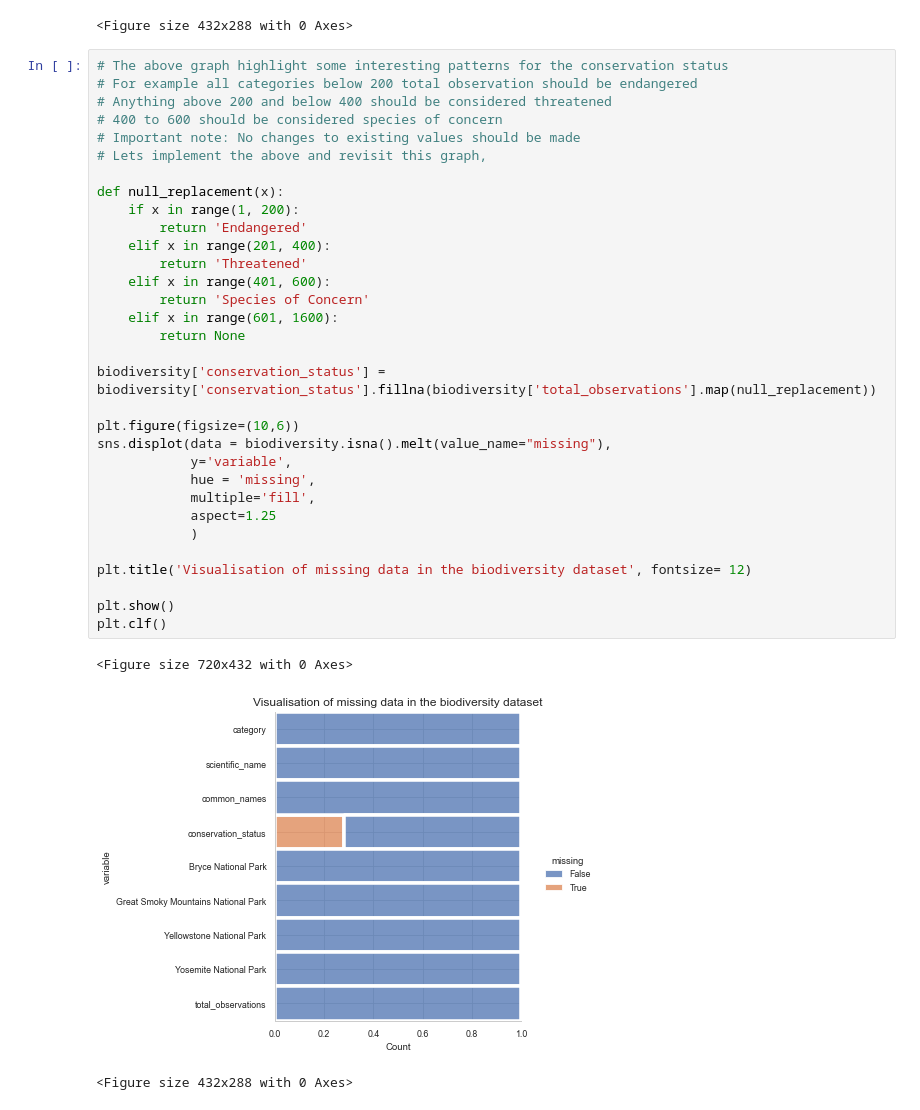
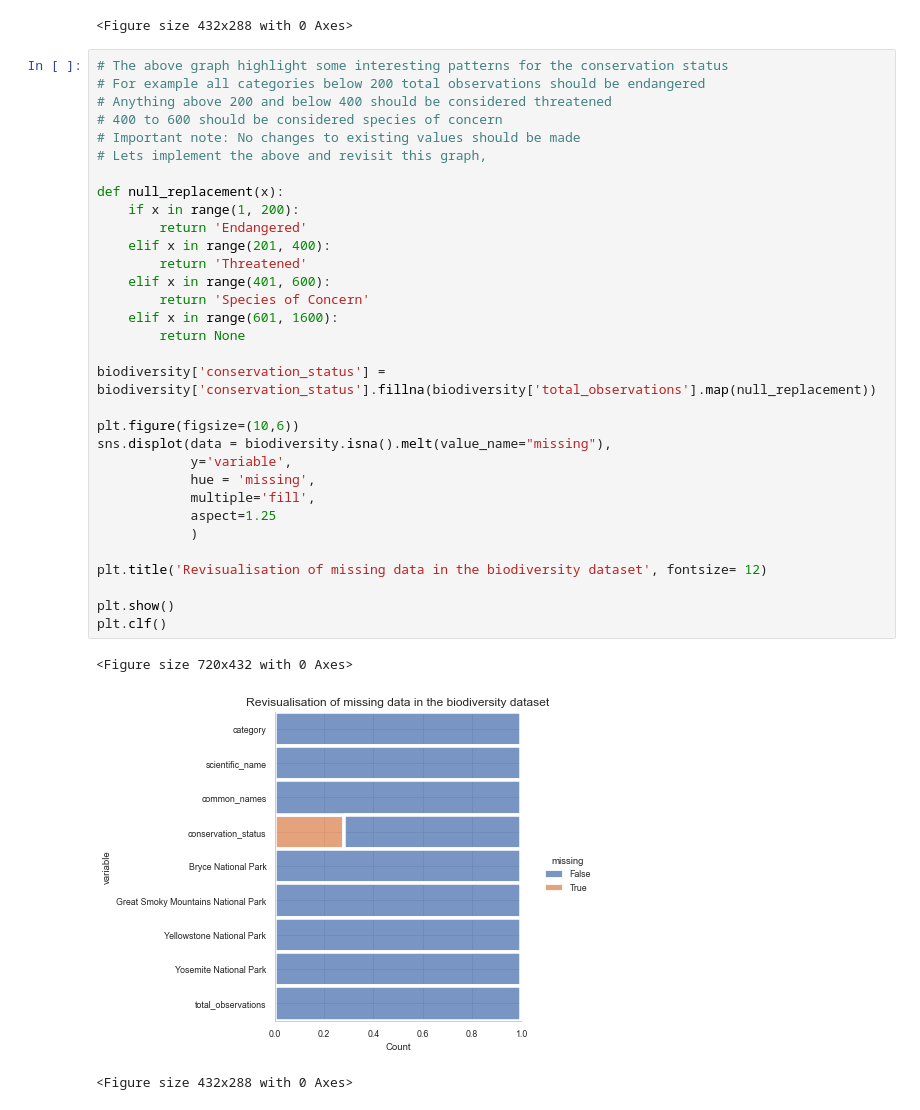
Before and after one commit to albertbanke/Biodiversity, a Jupyter notebook: biodiversity.ipynb, the cells around one changed output. Saved outputs shown, nothing was run; the diff lists cells and outputs as text.

```diff
--- a/biodiversity.ipynb
+++ b/biodiversity.ipynb
@@ -196,37 +196,37 @@ plt.clf()
 <Figure size 432x288 with 0 Axes>
 # %%
 # The above graph highlight some interesting patterns for the conservation status
-# For example all categories below 200 total observation should be endangered
+# For example all categories below 200 total observations should be endangered
 # Anything above 200 and below 400 should be considered threatened
 # 400 to 600 should be considered species of concern
 # Important note: No changes to existing values should be made
 # Lets implement the above and revisit this graph,
 
 def null_replacement(x):
     if x in range(1, 200):
         return 'Endangered'
     elif x in range(201, 400):
         return 'Threatened'
     elif x in range(401, 600):
         return 'Species of Concern'
     elif x in range(601, 1600):
         return None
 
 biodiversity['conservation_status'] = biodiversity['conservation_status'].fillna(biodiversity['total_observations'].map(null_replacement))
 
 plt.figure(figsize=(10,6))
 sns.displot(data = biodiversity.isna().melt(value_name="missing"),
             y='variable',
             hue = 'missing',
             multiple='fill',
             aspect=1.25
             )
 
-plt.title('Visualisation of missing data in the biodiversity dataset', fontsize= 12)
+plt.title('Revisualisation of missing data in the biodiversity dataset', fontsize= 12)
 
 plt.show()
 plt.clf()
 # %% [output]
 <Figure size 720x432 with 0 Axes>
-[figure, old version]
+[figure, new version]
 <Figure size 432x288 with 0 Axes>
```
